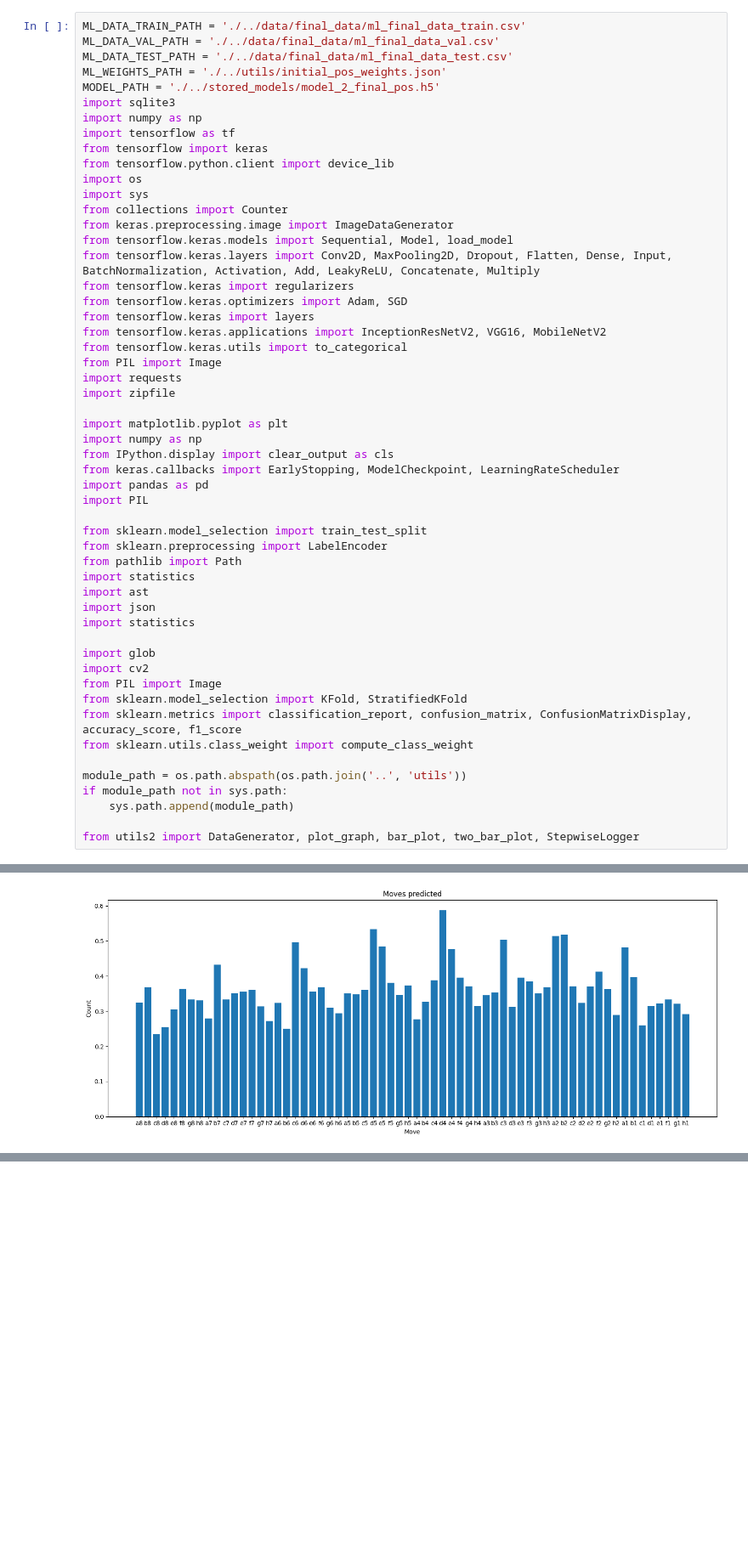
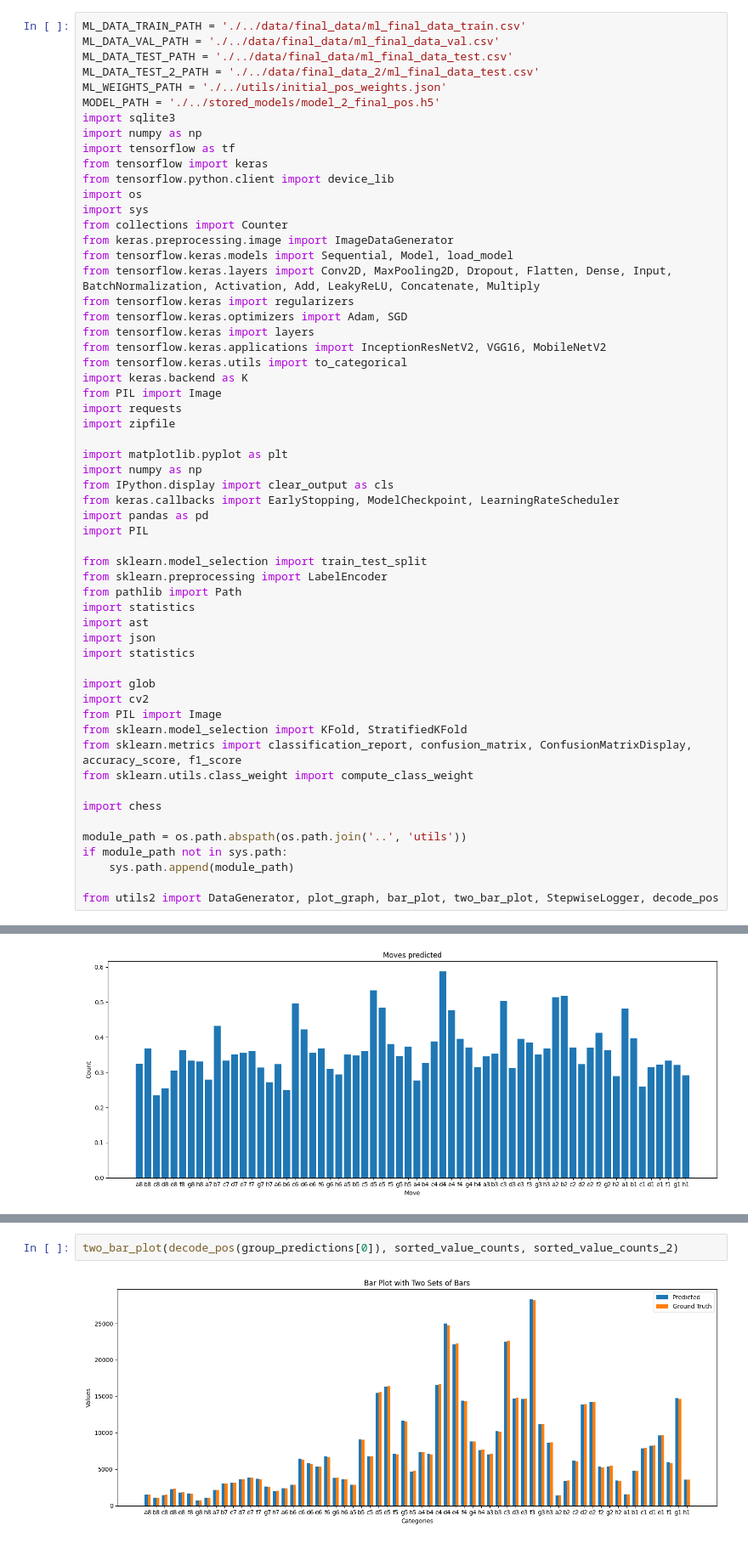
Before and after one commit to PabloGorSan/TFM, a Jupyter notebook: models_final_position/data_analysis.ipynb, the cells around one changed output, grey strips where cells are left out. Shown: that part at 85% size. Drawn from its saved outputs; the diff is of its cells as text; blank space fills up the shorter version.

```diff
--- a/models_final_position/data_analysis.ipynb
+++ b/models_final_position/data_analysis.ipynb
@@ -2,6 +2,7 @@
 ML_DATA_TRAIN_PATH = './../data/final_data/ml_final_data_train.csv'
 ML_DATA_VAL_PATH = './../data/final_data/ml_final_data_val.csv'
 ML_DATA_TEST_PATH = './../data/final_data/ml_final_data_test.csv'
+ML_DATA_TEST_2_PATH = './../data/final_data_2/ml_final_data_test.csv'
 ML_WEIGHTS_PATH = './../utils/initial_pos_weights.json'
 MODEL_PATH = './../stored_models/model_2_final_pos.h5'
 import sqlite3
@@ -20,6 +21,7 @@ from tensorflow.keras.optimizers import Adam, SGD
 from tensorflow.keras import layers
 from tensorflow.keras.applications import InceptionResNetV2, VGG16, MobileNetV2
 from tensorflow.keras.utils import to_categorical
+import keras.backend as K
 from PIL import Image
 import requests
 import zipfile
@@ -46,11 +48,13 @@ from sklearn.model_selection import KFold, StratifiedKFold
 from sklearn.metrics import classification_report, confusion_matrix, ConfusionMatrixDisplay, accuracy_score, f1_score
 from sklearn.utils.class_weight import compute_class_weight
 
+import chess
+
 module_path = os.path.abspath(os.path.join('..', 'utils'))
 if module_path not in sys.path:
     sys.path.append(module_path)
 
-from utils2 import DataGenerator, plot_graph, bar_plot, two_bar_plot, StepwiseLogger
+from utils2 import DataGenerator, plot_graph, bar_plot, two_bar_plot, StepwiseLogger, decode_pos
 # %%
 model = load_model(MODEL_PATH)
 # %%
@@ -132,0 +149,4 @@ bar_plot(decode_pos(group_predictions[0]), f1_scores)
+# %%
+two_bar_plot(decode_pos(group_predictions[0]), sorted_value_counts, sorted_value_counts_2)
+# %% [output]
+[figure, added]
```
Also changed, not shown: parts of 27 cells of this notebook, 20 other files.
